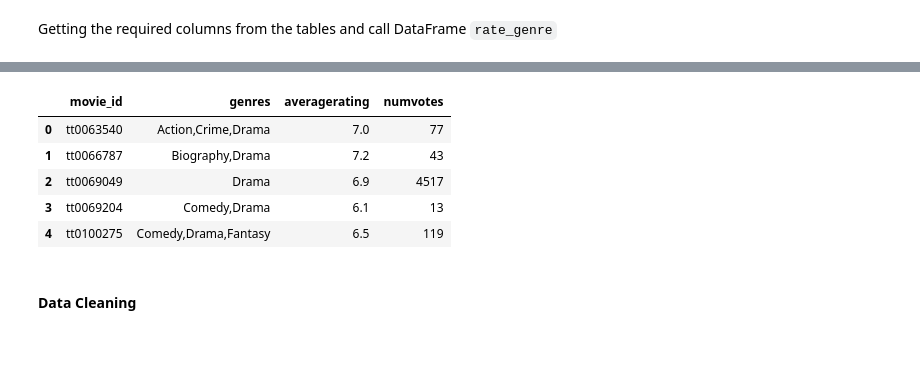
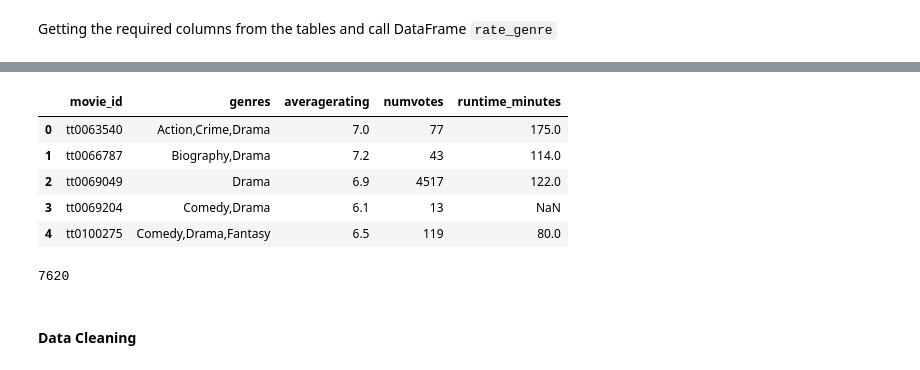
Before and after one commit to waihiga9/ExploratoryDataAnalysis_MoviesDataset, a Jupyter notebook: EDA_movies.ipynb, the cells around one changed output, grey strips where cells are left out. Saved outputs shown, nothing was run; the diff lists cells and outputs as text; code cells hidden in the pictures.

```diff
--- a/EDA_movies.ipynb
+++ b/EDA_movies.ipynb
@@ -108,7 +108,8 @@ q = """
 SELECT movie_id,
        genres,
        averagerating,
-       numvotes
+       numvotes,
+       runtime_minutes
 FROM movie_basics
 JOIN movie_ratings
     USING(movie_id)
@@ -133,10 +135,14 @@ memory usage: 2.3+ MB
 None
-|  | movie_id | genres | averagerating | numvotes |
-| 0 | tt0063540 | Action,Crime,Drama | 7.0 | 77 |
-| 1 | tt0066787 | Biography,Drama | 7.2 | 43 |
-| 2 | tt0069049 | Drama | 6.9 | 4517 |
-| 3 | tt0069204 | Comedy,Drama | 6.1 | 13 |
-| 4 | tt0100275 | Comedy,Drama,Fantasy | 6.5 | 119 |
+|  | movie_id | genres | averagerating | numvotes | runtime_minutes |
+| 0 | tt0063540 | Action,Crime,Drama | 7.0 | 77 | 175.0 |
+| 1 | tt0066787 | Biography,Drama | 7.2 | 43 | 114.0 |
+| 2 | tt0069049 | Drama | 6.9 | 4517 | 122.0 |
+| 3 | tt0069204 | Comedy,Drama | 6.1 | 13 | NaN |
+| 4 | tt0100275 | Comedy,Drama,Fantasy | 6.5 | 119 | 80.0 |
+# %%
+genre_df.runtime_minutes.isna().sum()
+# %% [output]
+7620
 # %% [markdown]
 #### **Data Cleaning**
 # %% [markdown]
```
Also changed, not shown: parts of 28 cells of this notebook.
